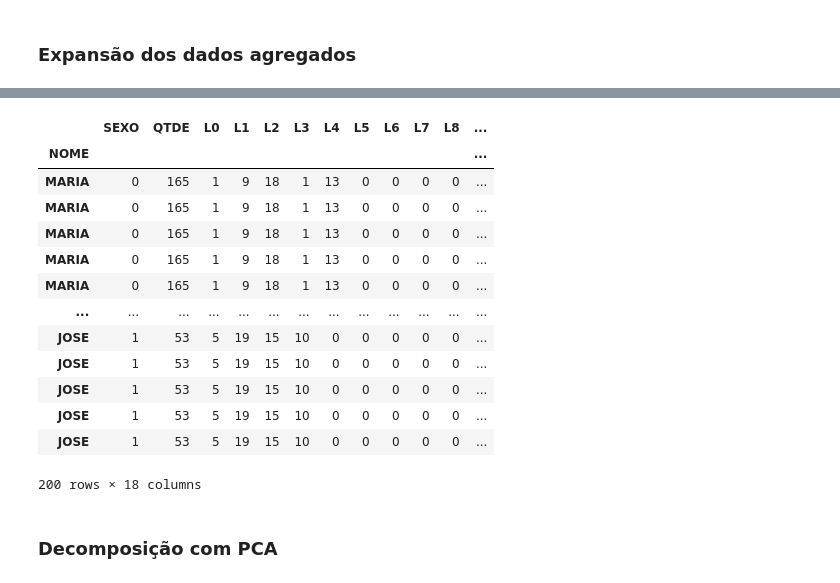
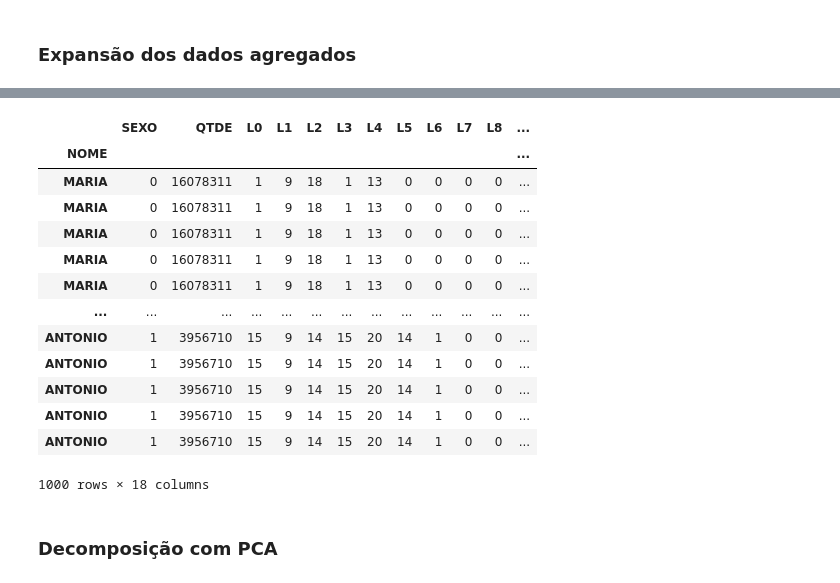
Before and after one commit to hjort/analise-pessoas-brasil, a Jupyter notebook: 71-modelo-genero-nome.ipynb, the cells around one changed output, grey strips where cells are left out. Drawn from its saved outputs; the diff is of its cells as text; code cells hidden in the pictures.

```diff
--- a/71-modelo-genero-nome.ipynb
+++ b/71-modelo-genero-nome.ipynb
@@ -5,9 +6,9 @@ import numpy as np
 ### Carga dos dados
 # %%
 # definir arquivo Pickle de entrada
-arquivo = 'afastamentos-nomes-sexo-preparado.pkl.bz2'
+#arquivo = 'afastamentos-nomes-sexo-preparado.pkl.bz2'
 #arquivo = 'cadastro-nomes-sexo-preparado.pkl.bz2'
-#arquivo = 'extra/nome_sexo_pf-preparado.pkl.bz2'
+arquivo = 'extra/nome_sexo_pf-preparado.pkl.bz2'
 
 df = pd.read_pickle(arquivo)
 df.head()
@@ -27,9 +30,14 @@ df.dtypes
 ### Expansão dos dados agregados
 # %%
 %%time
-#df2 = df.head(10000).copy()
-df2 = df.copy()
-df2['TEMP'] = df2[['SEXO', 'QTDE']].apply(lambda x: [x[0]] * x[1], axis=1)
-df3 = df2.explode('TEMP').drop(['TEMP'], axis=1) #.reset_index()
-df3.head(200)
+df2 = df.head(50000).copy()
+#df2 = df.copy()
+menor = df2['QTDE'].min()
+maior = df2['QTDE'].max()
+print(df2.shape[0], menor, maior, math.ceil(np.sqrt(maior / menor)))
+#df2['TAM'] = df2['QTDE'].apply(lambda x: math.ceil(np.sqrt(x / menor)))
+df2['TEMP'] = df2[['SEXO', 'QTDE']].apply(
+    lambda x: [x[0]] * math.ceil(np.sqrt(x[1] / menor)), axis=1)
+dfe = df2.explode('TEMP').drop(['TEMP'], axis=1) #.reset_index()
+dfe.head(1000)
 # %% [output]
@@ -38,16 +47,16 @@ Wall time: 379 ms
 |  | SEXO | QTDE | L0 | L1 | L2 | L3 | L4 | L5 | L6 | L7 | L8 | ... |
 | NOME |  |  |  |  |  |  |  |  |  |  |  | ... |
-| MARIA | 0 | 165 | 1 | 9 | 18 | 1 | 13 | 0 | 0 | 0 | 0 | ... |
-| MARIA | 0 | 165 | 1 | 9 | 18 | 1 | 13 | 0 | 0 | 0 | 0 | ... |
-| MARIA | 0 | 165 | 1 | 9 | 18 | 1 | 13 | 0 | 0 | 0 | 0 | ... |
-| MARIA | 0 | 165 | 1 | 9 | 18 | 1 | 13 | 0 | 0 | 0 | 0 | ... |
-| MARIA | 0 | 165 | 1 | 9 | 18 | 1 | 13 | 0 | 0 | 0 | 0 | ... |
+| MARIA | 0 | 16078311 | 1 | 9 | 18 | 1 | 13 | 0 | 0 | 0 | 0 | ... |
+| MARIA | 0 | 16078311 | 1 | 9 | 18 | 1 | 13 | 0 | 0 | 0 | 0 | ... |
+| MARIA | 0 | 16078311 | 1 | 9 | 18 | 1 | 13 | 0 | 0 | 0 | 0 | ... |
+| MARIA | 0 | 16078311 | 1 | 9 | 18 | 1 | 13 | 0 | 0 | 0 | 0 | ... |
+| MARIA | 0 | 16078311 | 1 | 9 | 18 | 1 | 13 | 0 | 0 | 0 | 0 | ... |
 | ... | ... | ... | ... | ... | ... | ... | ... | ... | ... | ... | ... | ... |
-| JOSE | 1 | 53 | 5 | 19 | 15 | 10 | 0 | 0 | 0 | 0 | 0 | ... |
-| JOSE | 1 | 53 | 5 | 19 | 15 | 10 | 0 | 0 | 0 | 0 | 0 | ... |
-| JOSE | 1 | 53 | 5 | 19 | 15 | 10 | 0 | 0 | 0 | 0 | 0 | ... |
-| JOSE | 1 | 53 | 5 | 19 | 15 | 10 | 0 | 0 | 0 | 0 | 0 | ... |
-| JOSE | 1 | 53 | 5 | 19 | 15 | 10 | 0 | 0 | 0 | 0 | 0 | ... |
+| ANTONIO | 1 | 3956710 | 15 | 9 | 14 | 15 | 20 | 14 | 1 | 0 | 0 | ... |
+| ANTONIO | 1 | 3956710 | 15 | 9 | 14 | 15 | 20 | 14 | 1 | 0 | 0 | ... |
+| ANTONIO | 1 | 3956710 | 15 | 9 | 14 | 15 | 20 | 14 | 1 | 0 | 0 | ... |
+| ANTONIO | 1 | 3956710 | 15 | 9 | 14 | 15 | 20 | 14 | 1 | 0 | 0 | ... |
+| ANTONIO | 1 | 3956710 | 15 | 9 | 14 | 15 | 20 | 14 | 1 | 0 | 0 | ... |
-200 rows × 18 columns
+1000 rows × 18 columns
 # %%
 # usar os dados expandidos invés dos agregados
```
Also changed, not shown: parts of 32 cells of this notebook, 4 other files.
